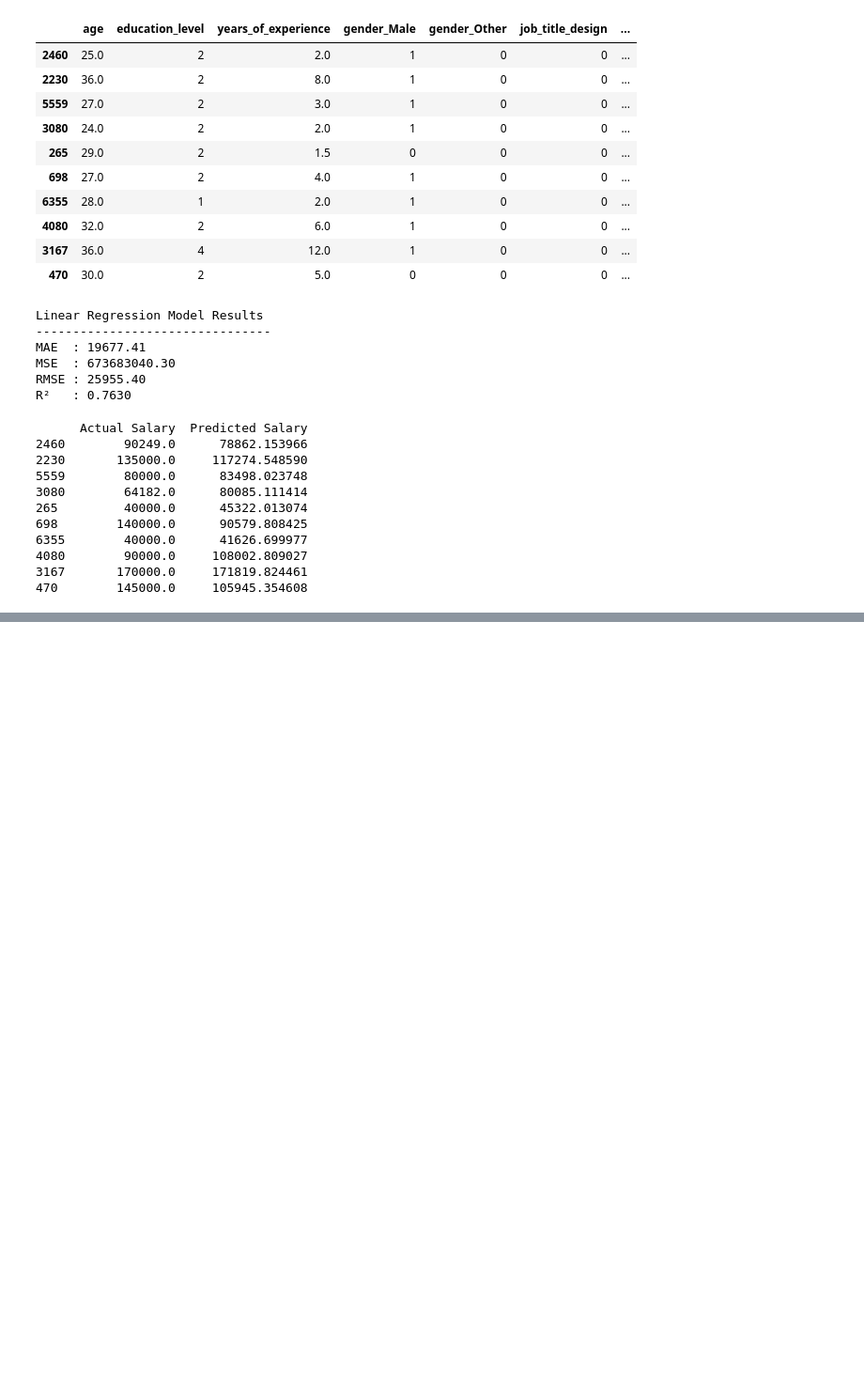
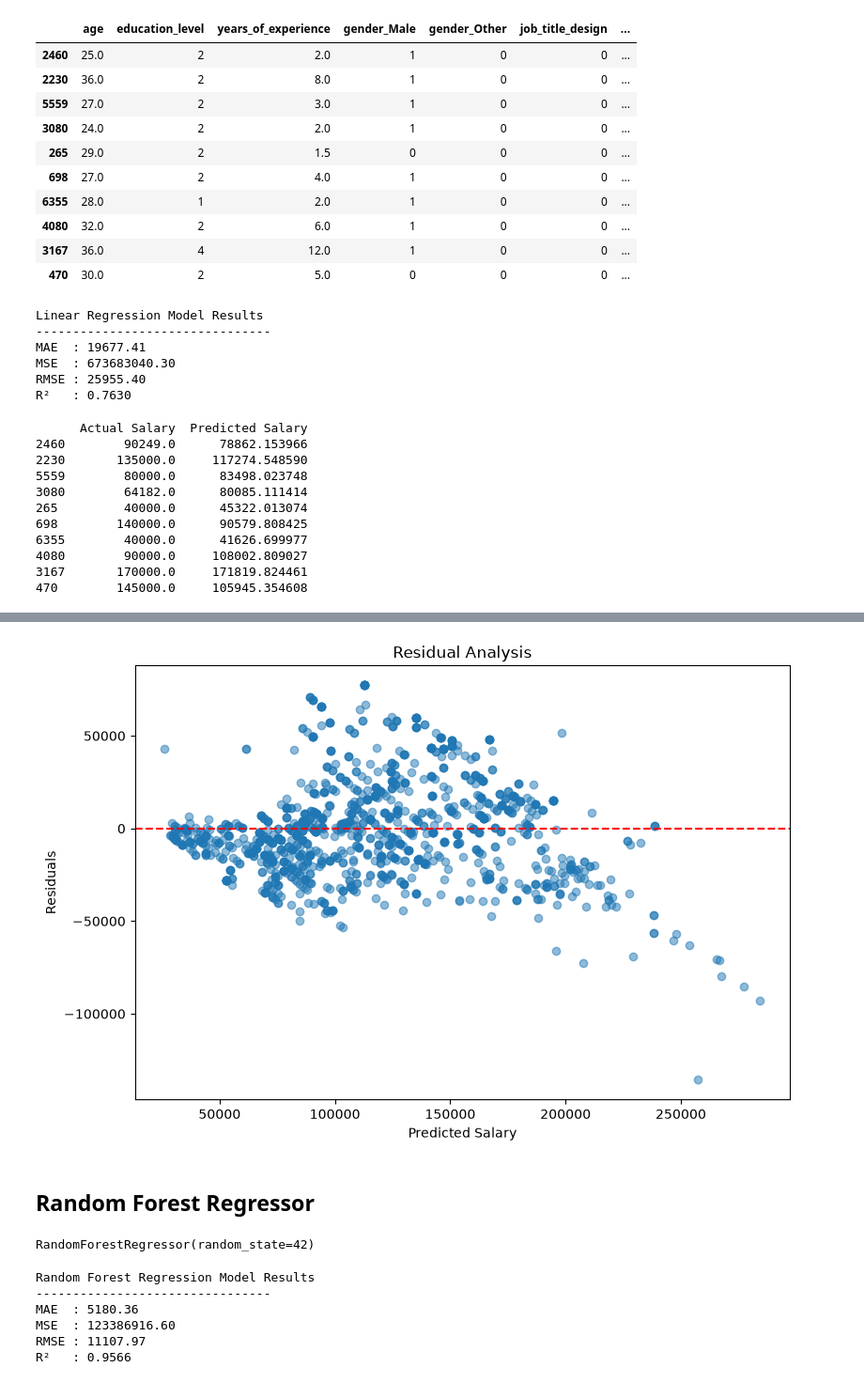
Before and after one commit to mustafagurbuz06/03.11.2026-class, a Jupyter notebook: main.ipynb, the cells around one changed output, grey strips where cells are left out. Shown at 94% size. Saved outputs shown, nothing was run; the diff lists cells and outputs as text; code cells hidden in the pictures; blank space fills up the shorter version.

Commit message:
Random Forest Regressor

```diff
--- a/main.ipynb
+++ b/main.ipynb
@@ -928,0 +950,22 @@ print(comparison.head(10))
+# %%
+residuals = y_test - y_pred
+
+plt.figure(figsize=(9, 6))
+
+plt.scatter(y_pred, residuals, alpha=0.5)
+plt.axhline(y=0, color="red", linestyle="--")
+
+plt.xlabel("Predicted Salary")
+plt.ylabel("Residuals")
+plt.title("Residual Analysis")
+plt.show()
+# %% [output]
+[figure, added]
+# %% [markdown]
+## Random Forest Regressor
+# %%
+random_forest_model = RandomForestRegressor(n_estimators=100, random_state=42)
+
+random_forest_model.fit(X_train_scaled, y_train)
+# %% [output]
+RandomForestRegressor(random_state=42)
@@ -928,0 +974,19 @@ print(comparison.head(10))
+# %%
+mae = mean_absolute_error(y_test, y_pred)
+mse = mean_squared_error(y_test, y_pred)
+rmse = np.sqrt(mse)
+r2 = r2_score(y_test, y_pred)
+
+print("Random Forest Regression Model Results")
+print("--------------------------------")
+print(f"MAE  : {mae:.2f}")
+print(f"MSE  : {mse:.2f}")
+print(f"RMSE : {rmse:.2f}")
+print(f"R²   : {r2:.4f}")
+# %% [output]
+Random Forest Regression Model Results
+--------------------------------
+MAE  : 5180.36
+MSE  : 123386916.60
+RMSE : 11107.97
+R²   : 0.9566
```
Also changed, not shown: parts of 7 cells of this notebook.
